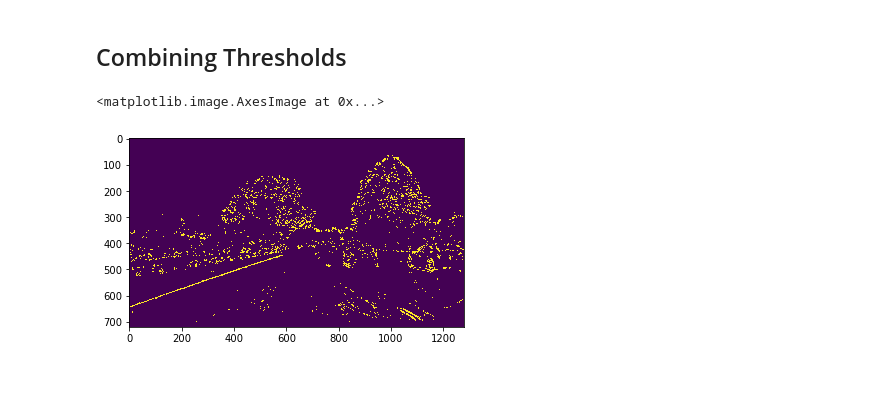
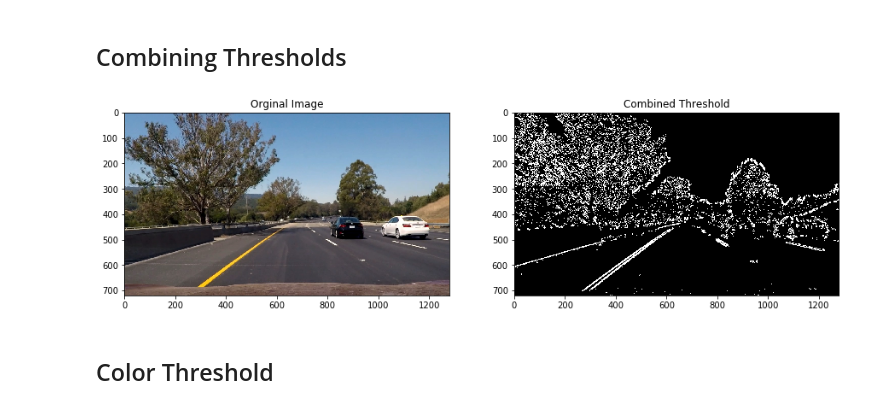
Before and after one commit to Rxmeez/SDCND-1-AdvanceLaneFinding, a Jupyter notebook: AdvanceLaneLines.ipynb, the cells around one changed output. Saved outputs shown, nothing was run; the diff lists cells and outputs as text; code cells hidden in the pictures; blank space fills up the shorter version.

```diff
--- a/AdvanceLaneLines.ipynb
+++ b/AdvanceLaneLines.ipynb
@@ -256,17 +256,25 @@ plt.show()
 # %%
 # Choose a Sobel kernel size
 ksize = 15 # Larger odd number to smooth gradient measurements
 image = test_dst
 # Apply each of the thresholding functions
-gradx = abs_sobel_thresh(image, orient='x', sobel_kernel=ksize, thresh=(30, 200))
-grady = abs_sobel_thresh(image, orient='y', sobel_kernel=ksize, thresh=(30, 200))
-mag_binary = mag_thresh(image, sobel_kernel=ksize, mag_thresh=(30, 150))
+gradx = abs_sobel_thresh(image, orient='x', sobel_kernel=ksize, thresh=(20, 200))
+grady = abs_sobel_thresh(image, orient='y', sobel_kernel=ksize, thresh=(20, 200))
+mag_binary = mag_thresh(image, sobel_kernel=ksize, mag_thresh=(20, 150))
 dir_binary = dir_thresh(image, sobel_kernel=ksize, thresh=(0.6, 1.1))
 
 combined = np.zeros_like(dir_binary)
 combined[((gradx == 1) & (grady == 1)) | ((mag_binary == 1) & (dir_binary == 1))] = 1
 
-plt.imshow(combined)
+plt.figure(figsize=(15,15))
+plt.subplot(121)
+plt.title("Orginal Image")
+plt.imshow(test_img)
+plt.subplot(122)
+plt.title("Combined Threshold")
+plt.imshow(combined, cmap='gray')
+plt.show()
 # %% [output]
-<matplotlib.image.AxesImage at 0x...>
-[figure, old version]
+[figure, new version]
+# %% [markdown]
+## Color Threshold
```
Also changed, not shown: parts of 3 cells of this notebook.
